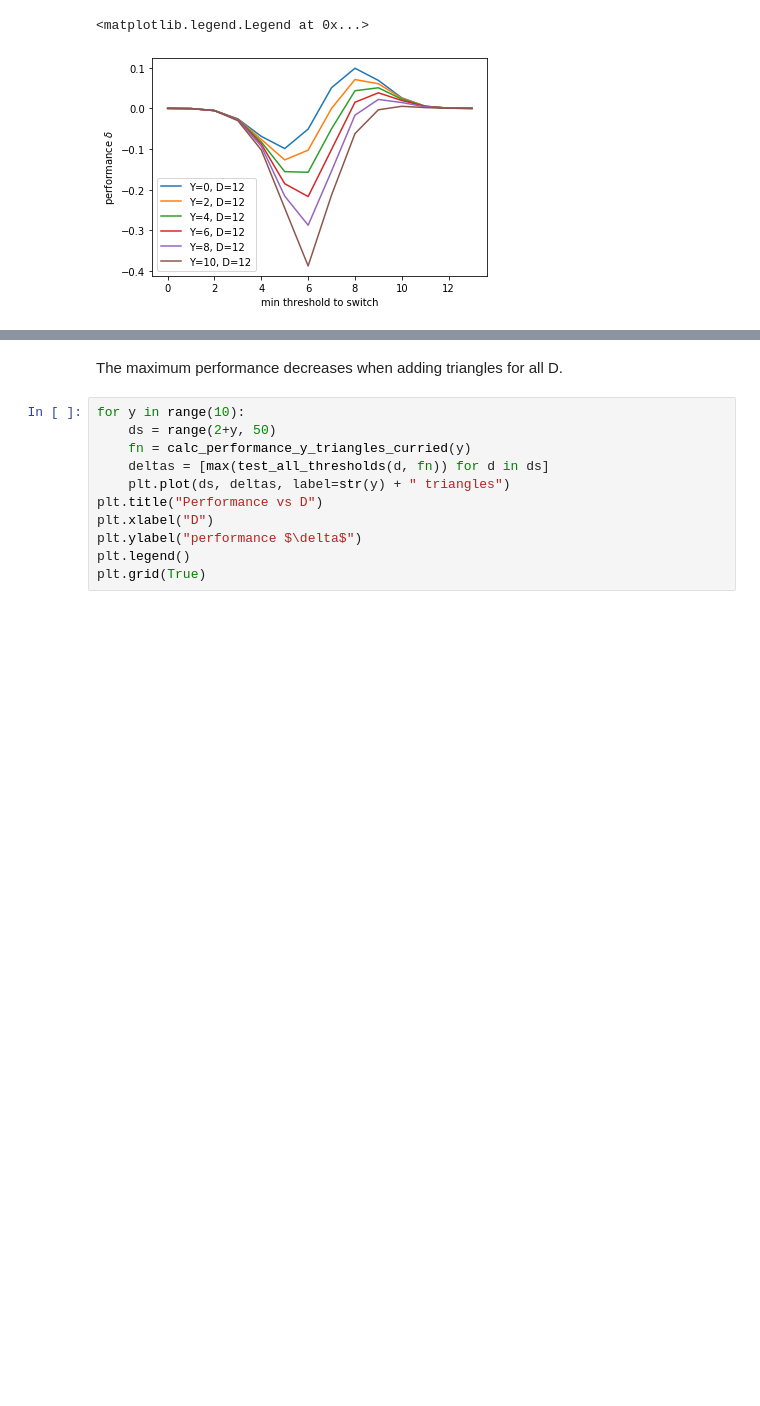
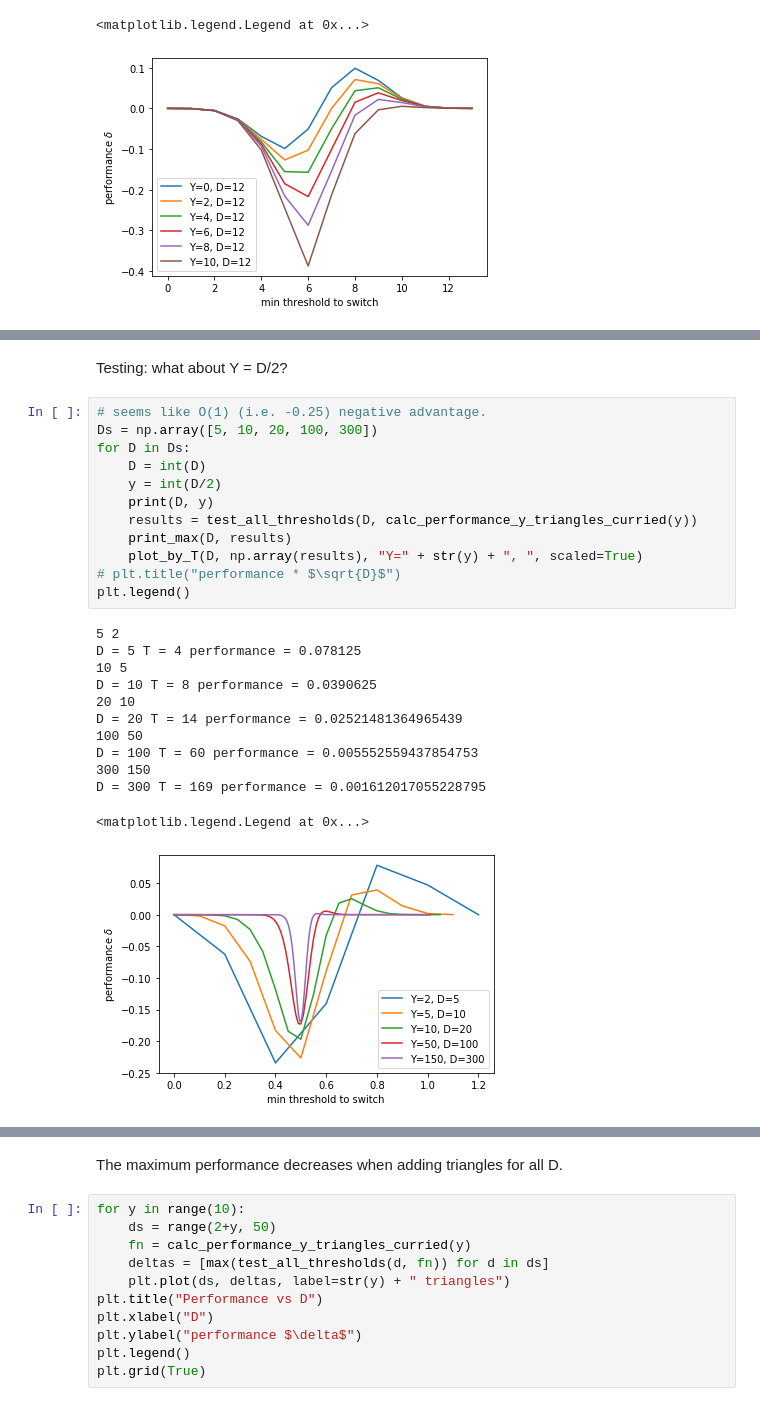
Before and after one commit to marwahaha/qaoa-local-competitors, a Jupyter notebook: hastings.ipynb, the cells around one changed output, grey strips where cells are left out. Cells and saved outputs as stored; diff of their text form; blank space fills up the shorter version.

```diff
--- a/hastings.ipynb
+++ b/hastings.ipynb
@@ -338,0 +380,27 @@ D = 12 T = 0 performance = -0.0
+# %% [markdown]
+Testing: what about Y = D/2?
+# %%
+# seems like O(1) (i.e. -0.25) negative advantage.
+Ds = np.array([5, 10, 20, 100, 300])
+for D in Ds:
+    D = int(D)
+    y = int(D/2)
+    print(D, y)
+    results = test_all_thresholds(D, calc_performance_y_triangles_curried(y))
+    print_max(D, results)
+    plot_by_T(D, np.array(results), "Y=" + str(y) + ", ", scaled=True)
+# plt.title("performance * $\sqrt{D}$")
+plt.legend()
+# %% [output]
+5 2
+D = 5 T = 4 performance = 0.078125
+10 5
+D = 10 T = 8 performance = 0.0390625
+20 10
+D = 20 T = 14 performance = 0.02521481364965439
+100 50
+D = 100 T = 60 performance = 0.005552559437854753
+300 150
+D = 300 T = 169 performance = 0.001612017055228795
+<matplotlib.legend.Legend at 0x...>
+[figure, added]
```
Also changed, not shown: parts of 8 cells of this notebook, 13 other files.
